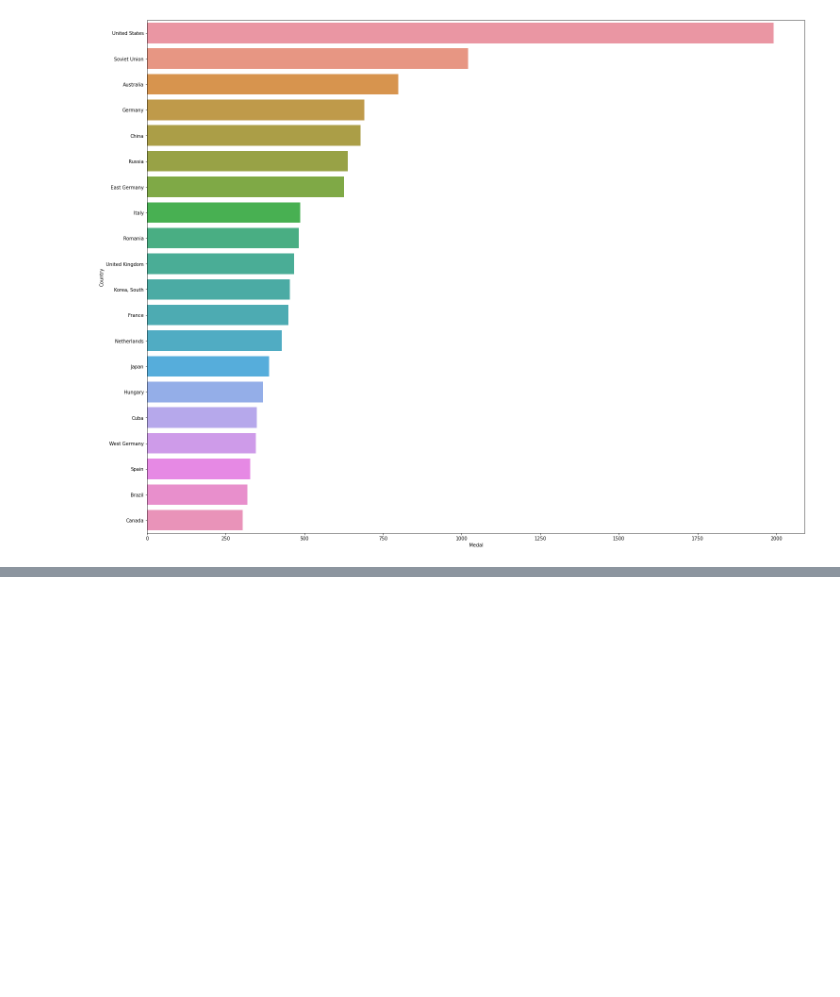
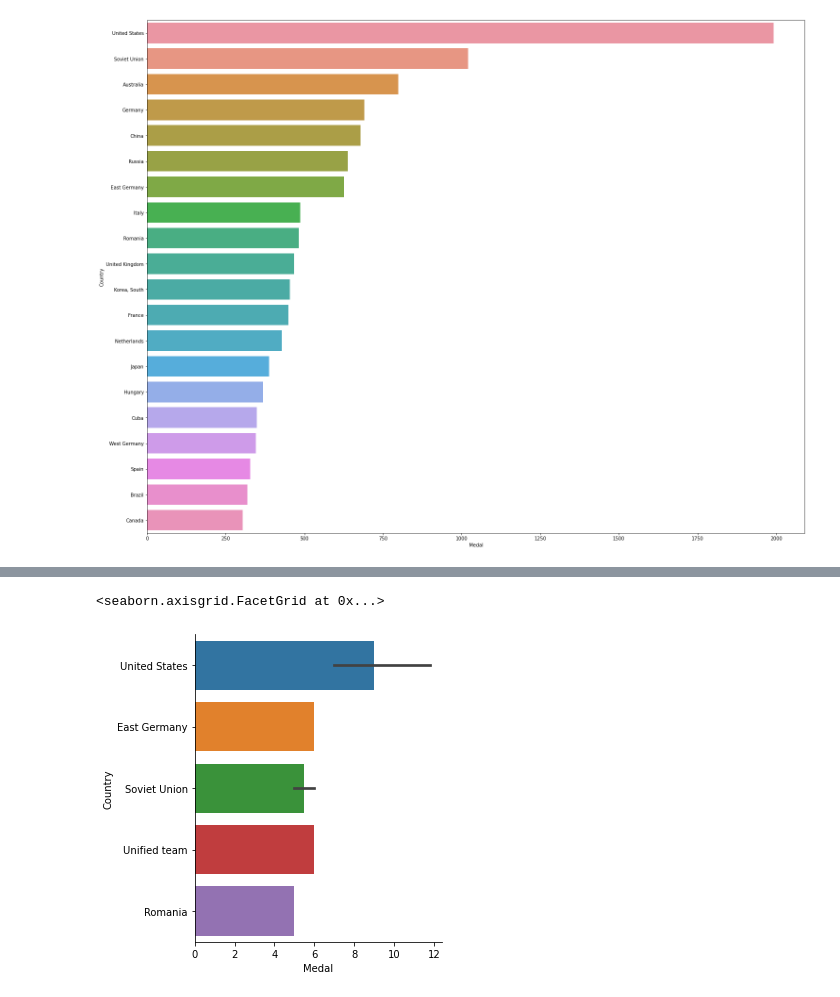
Before and after one commit to liyaSileshi/Summer-Olympics, a Jupyter notebook: notebooks/olympics.ipynb, the cells around one changed output, grey strips where cells are left out. Drawn from its saved outputs; the diff is of its cells as text; code cells hidden in the pictures; blank space fills up the shorter version.

```diff
--- a/notebooks/olympics.ipynb
+++ b/notebooks/olympics.ipynb
@@ -74,0 +148,5 @@ sns.barplot(x = top20.Medal, y = top20.Country)
+# %%
+sns.factorplot(x = 'Medal', y = 'Country', data = gold_df, kind = 'bar')
+# %% [output]
+<seaborn.axisgrid.FacetGrid at 0x...>
+[figure, added]
```
Also changed, not shown: parts of 7 cells of this notebook.
